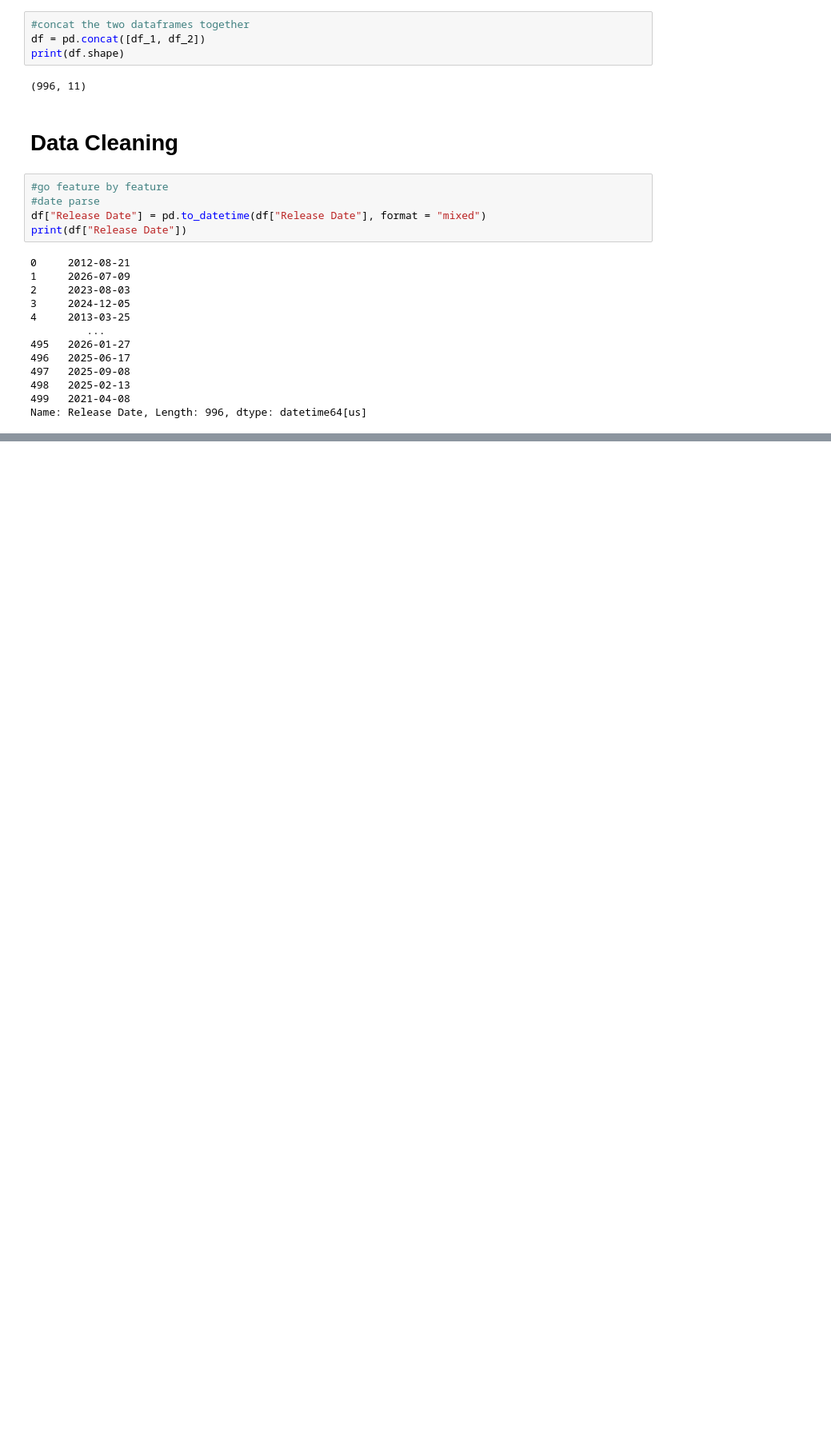
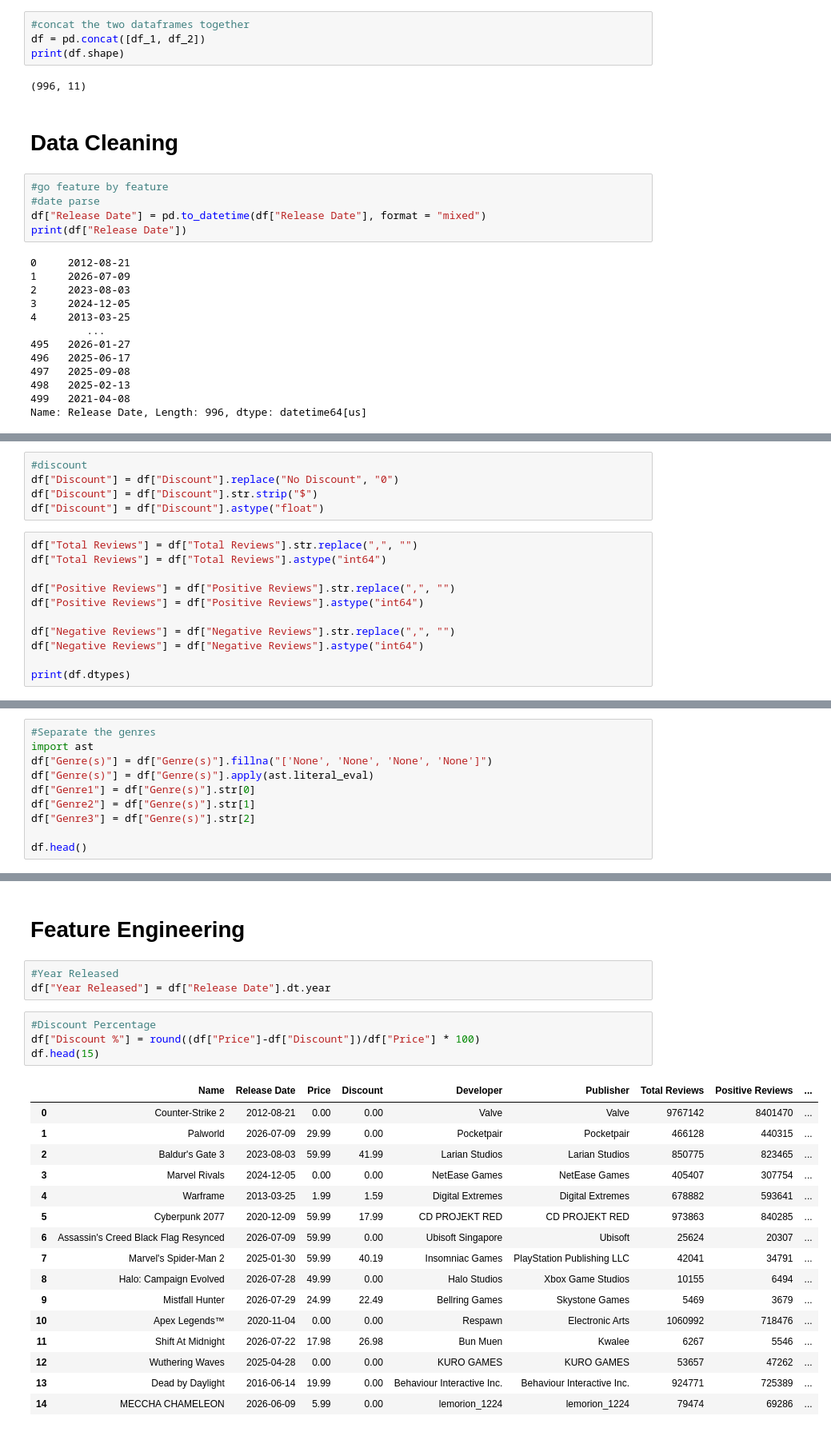
Before and after one commit to sens24/WebScraper, a Jupyter notebook: steam_analysis.ipynb, the cells around one changed output, grey strips where cells are left out. Shown at 80% size. Saved outputs shown, nothing was run; the diff lists cells and outputs as text; blank space fills up the shorter version.

Commit message:
price function fix

```diff
--- a/steam_analysis.ipynb
+++ b/steam_analysis.ipynb
@@ -61,0 +63,16 @@ ValueError: could not convert string to float: 'Factorio Demo'
+# %%
+#discount
+df["Discount"] = df["Discount"].replace("No Discount", "0")
+df["Discount"] = df["Discount"].str.strip("$")
+df["Discount"] = df["Discount"].astype("float")
+# %%
+df["Total Reviews"] = df["Total Reviews"].str.replace(",", "")
+df["Total Reviews"] = df["Total Reviews"].astype("int64")
+
+df["Positive Reviews"] = df["Positive Reviews"].str.replace(",", "")
+df["Positive Reviews"] = df["Positive Reviews"].astype("int64")
+
+df["Negative Reviews"] = df["Negative Reviews"].str.replace(",", "")
+df["Negative Reviews"] = df["Negative Reviews"].astype("int64")
+
+print(df.dtypes)
@@ -61,0 +92,10 @@ ValueError: could not convert string to float: 'Factorio Demo'
+# %%
+#Separate the genres
+import ast
+df["Genre(s)"] = df["Genre(s)"].fillna("['None', 'None', 'None', 'None']")
+df["Genre(s)"] = df["Genre(s)"].apply(ast.literal_eval)
+df["Genre1"] = df["Genre(s)"].str[0]
+df["Genre2"] = df["Genre(s)"].str[1]
+df["Genre3"] = df["Genre(s)"].str[2]
+
+df.head()
@@ -61,0 +111,26 @@ ValueError: could not convert string to float: 'Factorio Demo'
+# %% [markdown]
+# Feature Engineering
+# %%
+#Year Released
+df["Year Released"] = df["Release Date"].dt.year
+# %%
+#Discount Percentage
+df["Discount %"] = round((df["Price"]-df["Discount"])/df["Price"] * 100)
+df.head(15)
+# %% [output]
+|  | Name | Release Date | Price | Discount | Developer | Publisher | Total Reviews | Positive Reviews | ... |
+| 0 | Counter-Strike 2 | 2012-08-21 | 0.00 | 0.00 | Valve | Valve | 9767142 | 8401470 | ... |
+| 1 | Palworld | 2026-07-09 | 29.99 | 0.00 | Pocketpair | Pocketpair | 466128 | 440315 | ... |
+| 2 | Baldur's Gate 3 | 2023-08-03 | 59.99 | 41.99 | Larian Studios | Larian Studios | 850775 | 823465 | ... |
+| 3 | Marvel Rivals | 2024-12-05 | 0.00 | 0.00 | NetEase Games | NetEase Games | 405407 | 307754 | ... |
+| 4 | Warframe | 2013-03-25 | 1.99 | 1.59 | Digital Extremes | Digital Extremes | 678882 | 593641 | ... |
+| 5 | Cyberpunk 2077 | 2020-12-09 | 59.99 | 17.99 | CD PROJEKT RED | CD PROJEKT RED | 973863 | 840285 | ... |
+| 6 | Assassin's Creed Black Flag Resynced | 2026-07-09 | 59.99 | 0.00 | Ubisoft Singapore | Ubisoft | 25624 | 20307 | ... |
+| 7 | Marvel's Spider-Man 2 | 2025-01-30 | 59.99 | 40.19 | Insomniac Games | PlayStation Publishing LLC | 42041 | 34791 | ... |
+| 8 | Halo: Campaign Evolved | 2026-07-28 | 49.99 | 0.00 | Halo Studios | Xbox Game Studios | 10155 | 6494 | ... |
+| 9 | Mistfall Hunter | 2026-07-29 | 24.99 | 22.49 | Bellring Games | Skystone Games | 5469 | 3679 | ... |
+| 10 | Apex Legends™ | 2020-11-04 | 0.00 | 0.00 | Respawn | Electronic Arts | 1060992 | 718476 | ... |
+| 11 | Shift At Midnight | 2026-07-22 | 17.98 | 26.98 | Bun Muen | Kwalee | 6267 | 5546 | ... |
+| 12 | Wuthering Waves | 2025-04-28 | 0.00 | 0.00 | KURO GAMES | KURO GAMES | 53657 | 47262 | ... |
+| 13 | Dead by Daylight | 2016-06-14 | 19.99 | 0.00 | Behaviour Interactive Inc. | Behaviour Interactive Inc. | 924771 | 725389 | ... |
+| 14 | MECCHA CHAMELEON | 2026-06-09 | 5.99 | 0.00 | lemorion_1224 | lemorion_1224 | 79474 | 69286 | ... |
```
Also changed, not shown: parts of 5 cells of this notebook, 3 other files.
